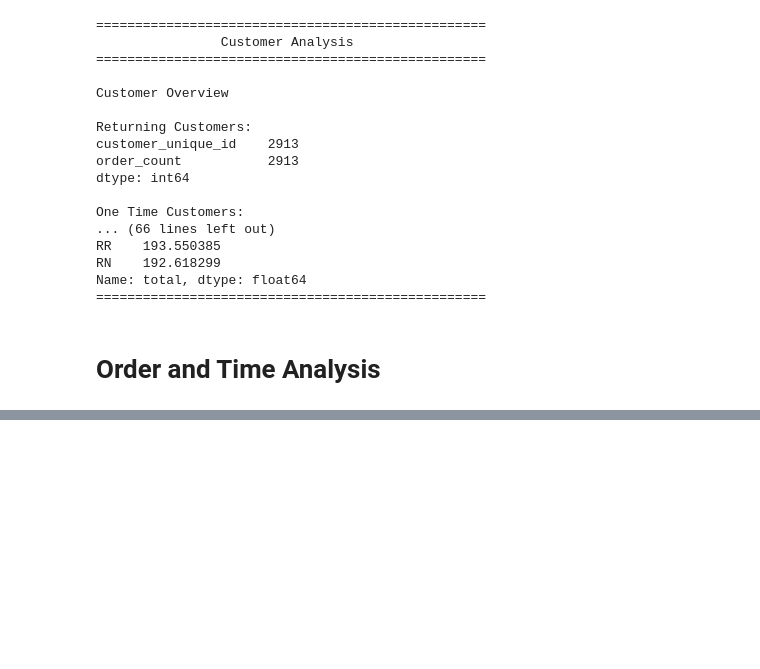
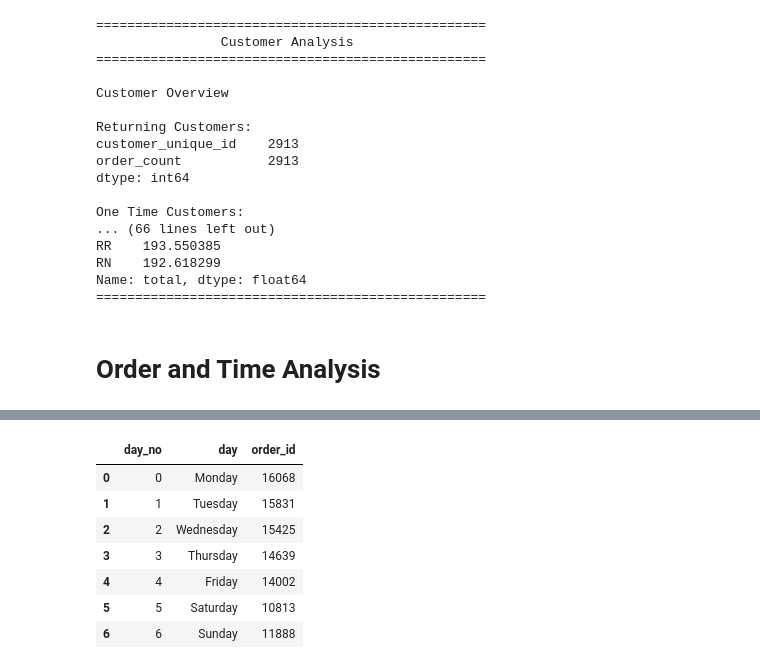
Before and after one commit to Rayyan-2205/ecommerce-sales-analytics, a Jupyter notebook: notebook/analysis.ipynb, the cells around one changed output, grey strips where cells are left out. Cells and saved outputs as stored; diff of their text form; code cells hidden in the pictures; blank space fills up the shorter version.

```diff
--- a/notebook/analysis.ipynb
+++ b/notebook/analysis.ipynb
@@ -1371,0 +1377,14 @@ Name: order_id, dtype: int64
+# %%
+def orders_by_day(df):
+    return df.groupby(['day_no', 'day'])['order_id'].nunique().sort_index(level=0).reset_index()
+
+orders_by_day(master_df)
+# %% [output]
+|  | day_no | day | order_id |
+| 0 | 0 | Monday | 16068 |
+| 1 | 1 | Tuesday | 15831 |
+| 2 | 2 | Wednesday | 15425 |
+| 3 | 3 | Thursday | 14639 |
+| 4 | 4 | Friday | 14002 |
+| 5 | 5 | Saturday | 10813 |
+| 6 | 6 | Sunday | 11888 |
```
Also changed, not shown: parts of 12 cells of this notebook, 1 other file.
